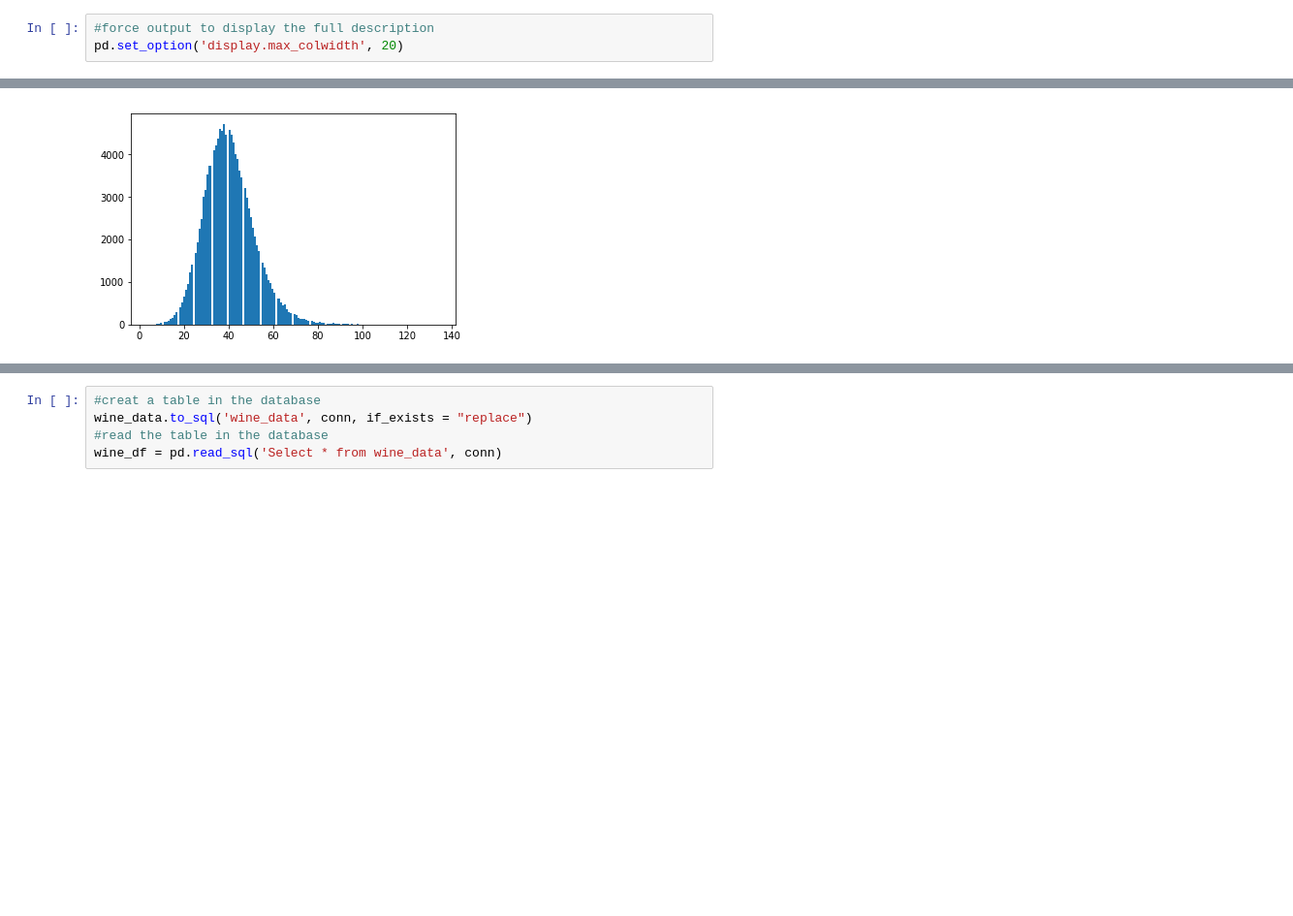
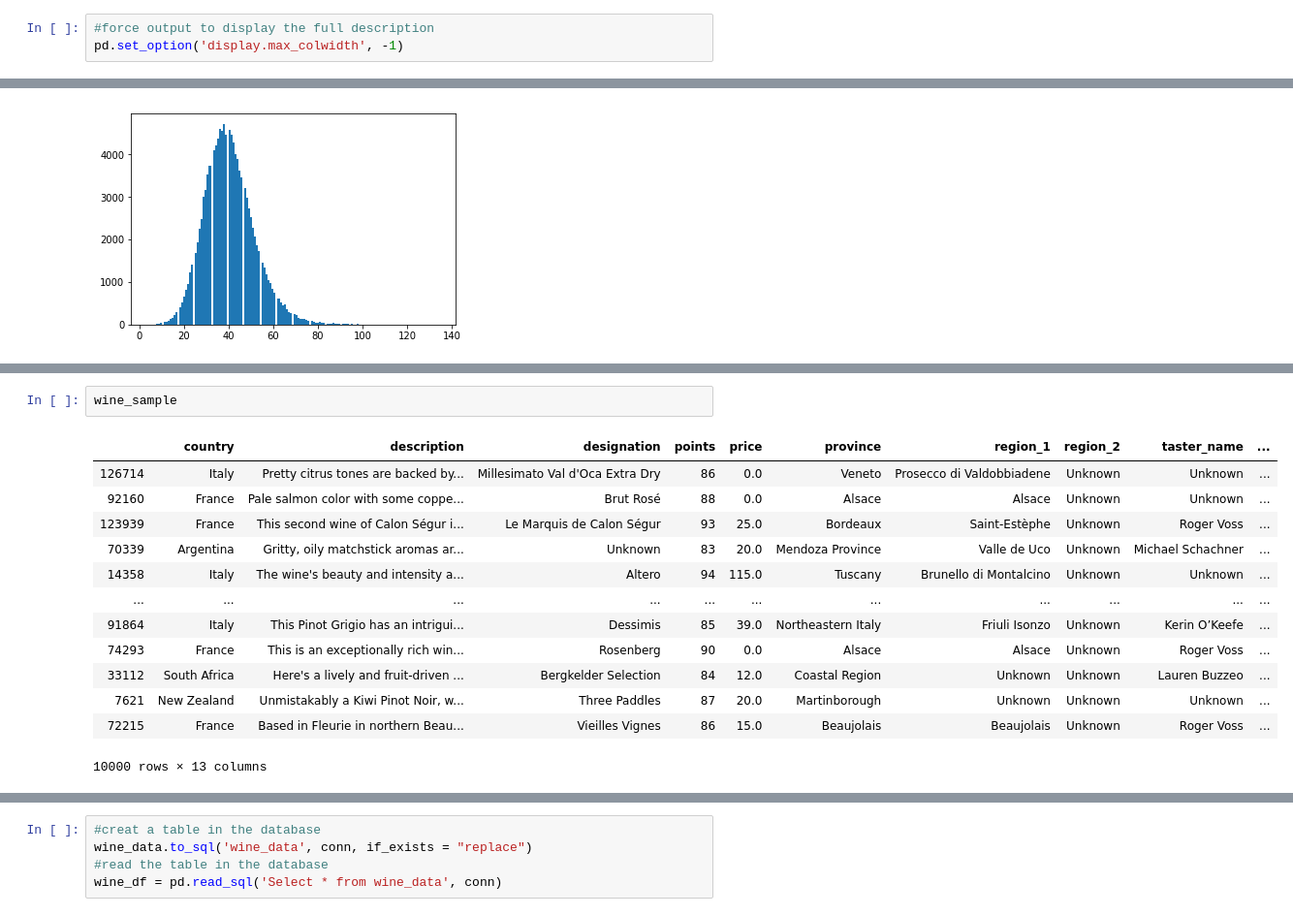
Before and after one commit to YufenLin/personal_sommelier, a Jupyter notebook: notebooks/personal_sommelier.ipynb, the cells around one changed output, grey strips where cells are left out. Shown at 97% size. Drawn from its saved outputs; the diff is of its cells as text; blank space fills up the shorter version.

```diff
--- a/notebooks/personal_sommelier.ipynb
+++ b/notebooks/personal_sommelier.ipynb
@@ -6,7 +6,7 @@ import matplotlib.pyplot as plt
 %matplotlib inline
 # %%
 #force output to display the full description
-pd.set_option('display.max_colwidth', 20)
+pd.set_option('display.max_colwidth', -1)
 # %%
 wine_data = pd.read_csv("../data/raw/wine-reviews/winemag-data-130k-v2.csv", index_col=0)
 # %%
@@ -264,0 +257,16 @@ wine_df[wine_df["word_count"]==135]
+# %%
+wine_sample
+# %% [output]
+|  | country | description | designation | points | price | province | region_1 | region_2 | taster_name | ... |
+| 126714 | Italy | Pretty citrus tones are backed by... | Millesimato Val d'Oca Extra Dry | 86 | 0.0 | Veneto | Prosecco di Valdobbiadene | Unknown | Unknown | ... |
+| 92160 | France | Pale salmon color with some coppe... | Brut Rosé | 88 | 0.0 | Alsace | Alsace | Unknown | Unknown | ... |
+| 123939 | France | This second wine of Calon Ségur i... | Le Marquis de Calon Ségur | 93 | 25.0 | Bordeaux | Saint-Estèphe | Unknown | Roger Voss | ... |
+| 70339 | Argentina | Gritty, oily matchstick aromas ar... | Unknown | 83 | 20.0 | Mendoza Province | Valle de Uco | Unknown | Michael Schachner | ... |
+| 14358 | Italy | The wine's beauty and intensity a... | Altero | 94 | 115.0 | Tuscany | Brunello di Montalcino | Unknown | Unknown | ... |
+| ... | ... | ... | ... | ... | ... | ... | ... | ... | ... | ... |
+| 91864 | Italy | This Pinot Grigio has an intrigui... | Dessimis | 85 | 39.0 | Northeastern Italy | Friuli Isonzo | Unknown | Kerin O’Keefe | ... |
+| 74293 | France | This is an exceptionally rich win... | Rosenberg | 90 | 0.0 | Alsace | Alsace | Unknown | Roger Voss | ... |
+| 33112 | South Africa | Here's a lively and fruit-driven ... | Bergkelder Selection | 84 | 12.0 | Coastal Region | Unknown | Unknown | Lauren Buzzeo | ... |
+| 7621 | New Zealand | Unmistakably a Kiwi Pinot Noir, w... | Three Paddles | 87 | 20.0 | Martinborough | Unknown | Unknown | Unknown | ... |
+| 72215 | France | Based in Fleurie in northern Beau... | Vieilles Vignes | 86 | 15.0 | Beaujolais | Beaujolais | Unknown | Roger Voss | ... |
+10000 rows × 13 columns
```
Also changed, not shown: parts of 20 cells of this notebook.
